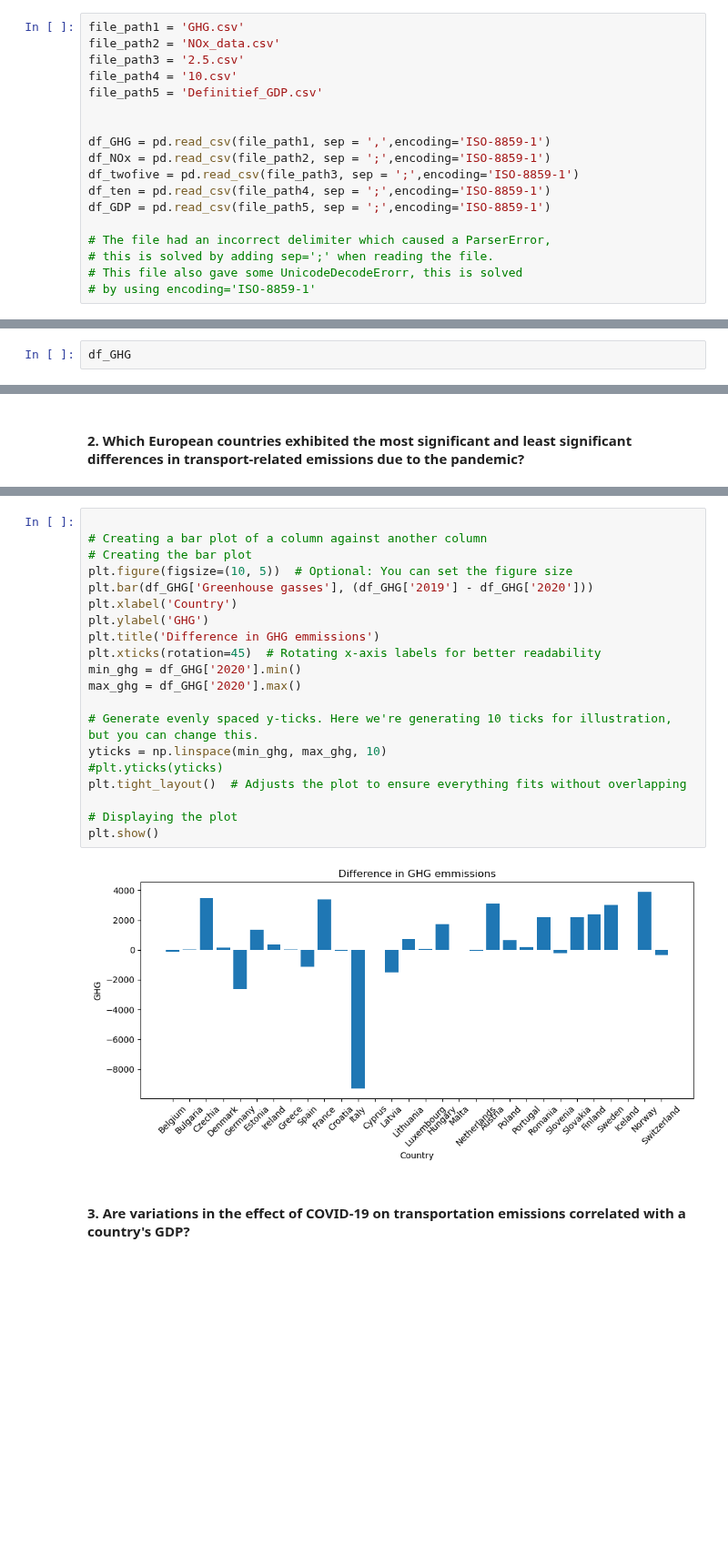
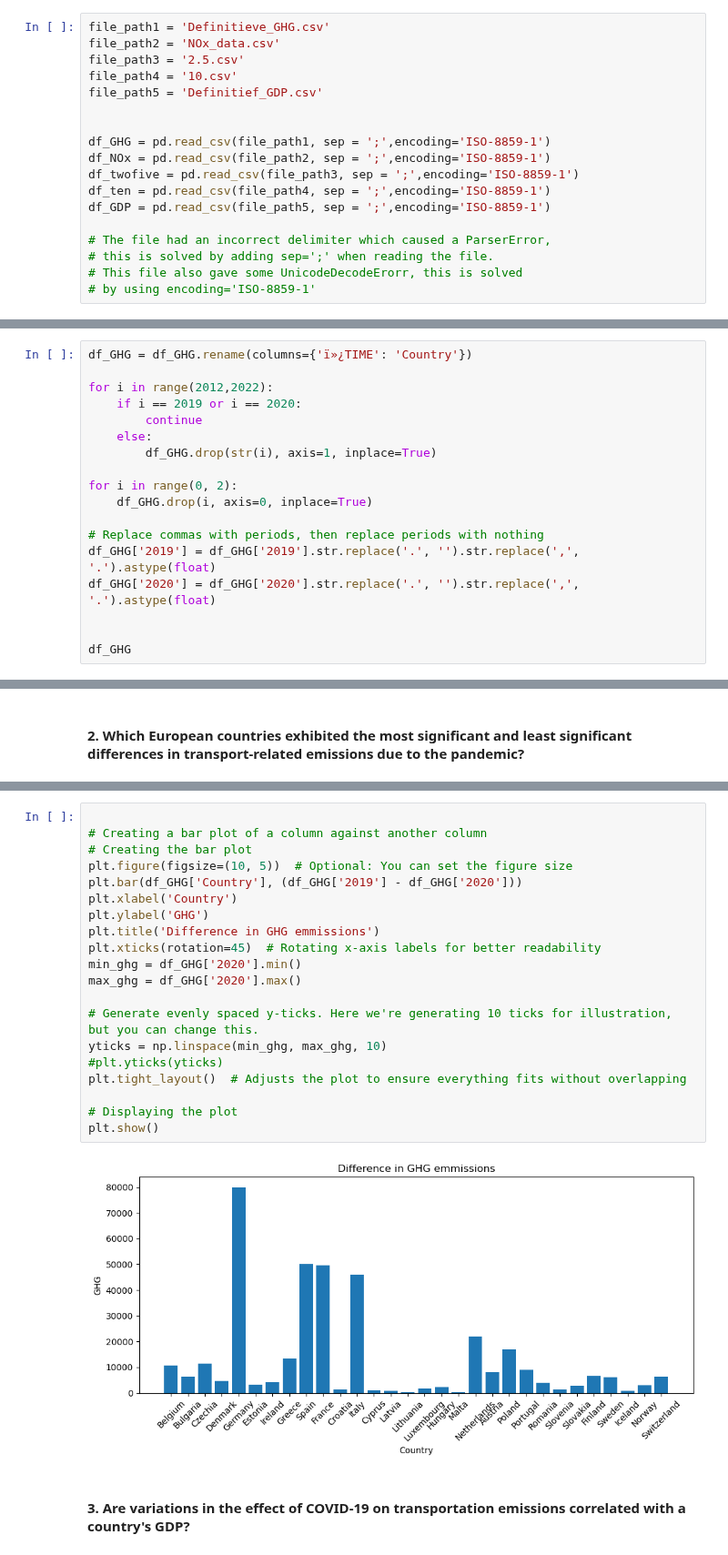
Before and after one commit to HHappy7/TIL6010-GroupProject, a Jupyter notebook: GroupProject-Layout.ipynb, the cells around one changed output, grey strips where cells are left out. Shown at 91% size. Drawn from its saved outputs; the diff is of its cells as text; blank space fills up the shorter version.

```diff
--- a/GroupProject-Layout.ipynb
+++ b/GroupProject-Layout.ipynb
@@ -32,14 +32,14 @@ import geopandas as gpd
 Here comes the first part of the assignment. Importing the filtered data. Create a dataframe.
 Show the data in a table.
 # %%
-file_path1 = 'GHG.csv'
+file_path1 = 'Definitieve_GHG.csv'
 file_path2 = 'NOx_data.csv'
 file_path3 = '2.5.csv'
 file_path4 = '10.csv'
 file_path5 = 'Definitief_GDP.csv'
 
 
-df_GHG = pd.read_csv(file_path1, sep = ',',encoding='ISO-8859-1')
+df_GHG = pd.read_csv(file_path1, sep = ';',encoding='ISO-8859-1')
 df_NOx = pd.read_csv(file_path2, sep = ';',encoding='ISO-8859-1')
 df_twofive = pd.read_csv(file_path3, sep = ';',encoding='ISO-8859-1')
 df_ten = pd.read_csv(file_path4, sep = ';',encoding='ISO-8859-1')
@@ -52,3 +72,19 @@ df_GDP = pd.read_csv(file_path5, sep = ';',encoding='ISO-8859-1')
 # %%
+df_GHG = df_GHG.rename(columns={'ï»¿TIME': 'Country'})
+
+for i in range(2012,2022):
+    if i == 2019 or i == 2020:
+        continue
+    else:
+        df_GHG.drop(str(i), axis=1, inplace=True)
+
+for i in range(0, 2):
+    df_GHG.drop(i, axis=0, inplace=True)
+
+# Replace commas with periods, then replace periods with nothing
+df_GHG['2019'] = df_GHG['2019'].str.replace('.', '').str.replace(',', '.').astype(float)
+df_GHG['2020'] = df_GHG['2020'].str.replace('.', '').str.replace(',', '.').astype(float)
+
+
 df_GHG
 # %% [output]
@@ -225,25 +261,25 @@ plt.show()
 # %%
 
 # Creating a bar plot of a column against another column
 # Creating the bar plot
 plt.figure(figsize=(10, 5))  # Optional: You can set the figure size
-plt.bar(df_GHG['Greenhouse gasses'], (df_GHG['2019'] - df_GHG['2020']))
+plt.bar(df_GHG['Country'], (df_GHG['2019'] - df_GHG['2020']))
 plt.xlabel('Country')
 plt.ylabel('GHG')
 plt.title('Difference in GHG emmissions')
 plt.xticks(rotation=45)  # Rotating x-axis labels for better readability
 min_ghg = df_GHG['2020'].min()
 max_ghg = df_GHG['2020'].max()
 
 # Generate evenly spaced y-ticks. Here we're generating 10 ticks for illustration, but you can change this.
 yticks = np.linspace(min_ghg, max_ghg, 10)
 #plt.yticks(yticks)
 plt.tight_layout()  # Adjusts the plot to ensure everything fits without overlapping
 
 # Displaying the plot
 plt.show()
 # %% [output]
-[figure, old version]
+[figure, new version]
 # %% [markdown]
 #### 3. Are variations in the effect of COVID-19 on transportation emissions correlated with a country's GDP?
 # %%
```
Also changed, not shown: parts of 3 cells of this notebook.
